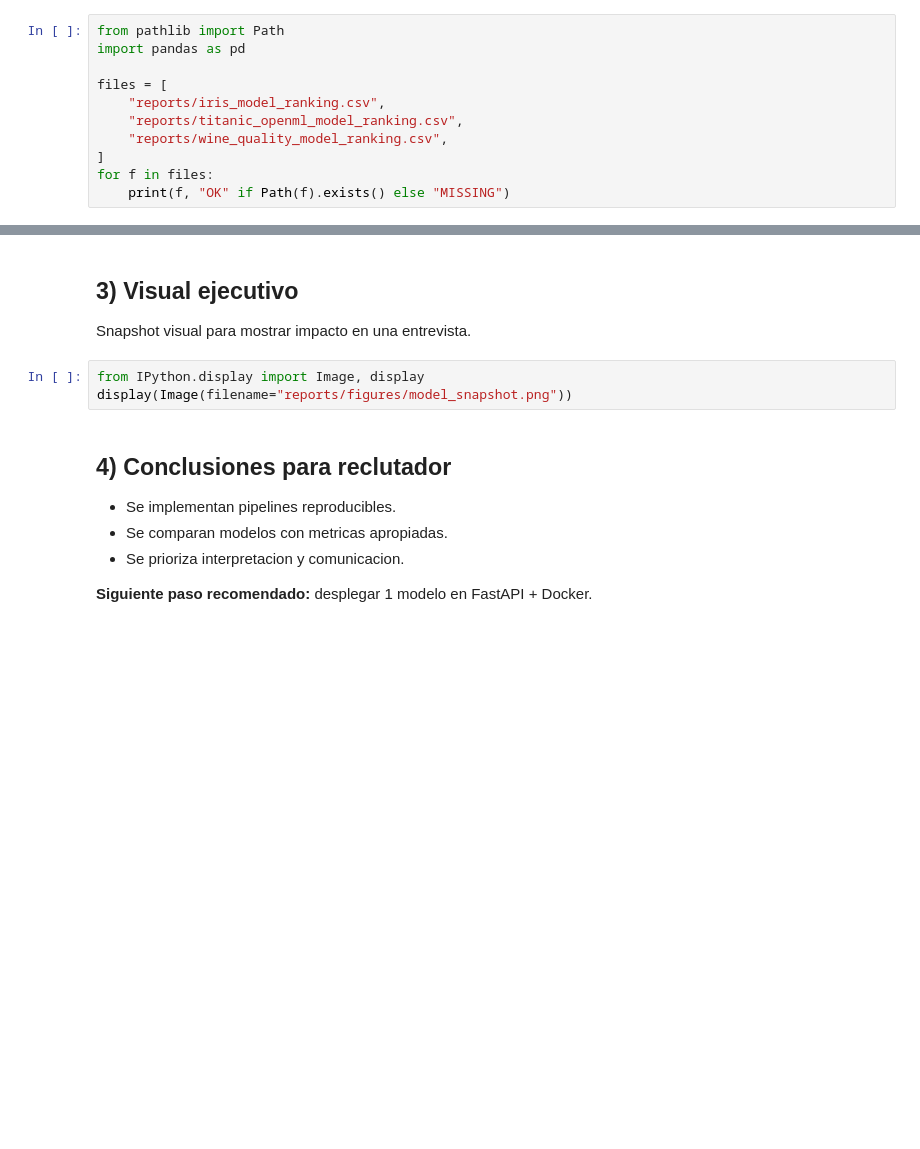
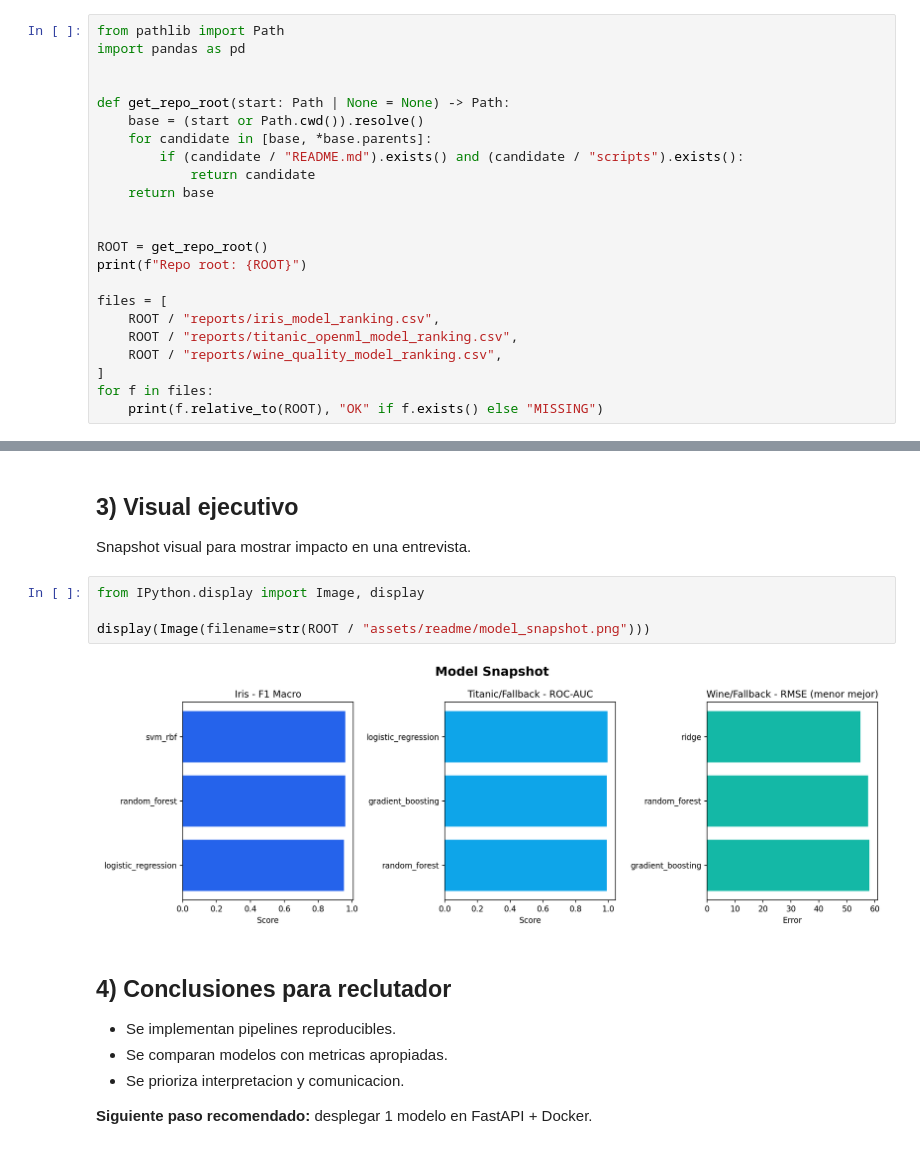
Before and after one commit to David-E-Ramirez-M/ciencia-datos-python, a Jupyter notebook: notebooks/showcase/01_showcase_ejecutivo.ipynb, the cells around one changed output, grey strips where cells are left out. Drawn from its saved outputs; the diff is of its cells as text; blank space fills up the shorter version.

```diff
--- a/notebooks/showcase/01_showcase_ejecutivo.ipynb
+++ b/notebooks/showcase/01_showcase_ejecutivo.ipynb
@@ -11,10 +11,22 @@ Este notebook resume el valor de negocio y la capacidad tecnica del repositorio.
 from pathlib import Path
 import pandas as pd
 
+
+def get_repo_root(start: Path | None = None) -> Path:
+    base = (start or Path.cwd()).resolve()
+    for candidate in [base, *base.parents]:
+        if (candidate / "README.md").exists() and (candidate / "scripts").exists():
+            return candidate
+    return base
+
+
+ROOT = get_repo_root()
+print(f"Repo root: {ROOT}")
+
 files = [
-    "reports/iris_model_ranking.csv",
-    "reports/titanic_openml_model_ranking.csv",
-    "reports/wine_quality_model_ranking.csv",
+    ROOT / "reports/iris_model_ranking.csv",
+    ROOT / "reports/titanic_openml_model_ranking.csv",
+    ROOT / "reports/wine_quality_model_ranking.csv",
 ]
 for f in files:
-    print(f, "OK" if Path(f).exists() else "MISSING")
+    print(f.relative_to(ROOT), "OK" if f.exists() else "MISSING")
@@ -37,7 +70,10 @@ display(wine)
 Snapshot visual para mostrar impacto en una entrevista.
 # %%
 from IPython.display import Image, display
-display(Image(filename="reports/figures/model_snapshot.png"))
+
+display(Image(filename=str(ROOT / "assets/readme/model_snapshot.png")))
+# %% [output]
+[figure, added]
 # %% [markdown]
 ## 4) Conclusiones para reclutador
 - Se implementan pipelines reproducibles.
```
Also changed, not shown: parts of 2 cells of this notebook, 6 other files.
